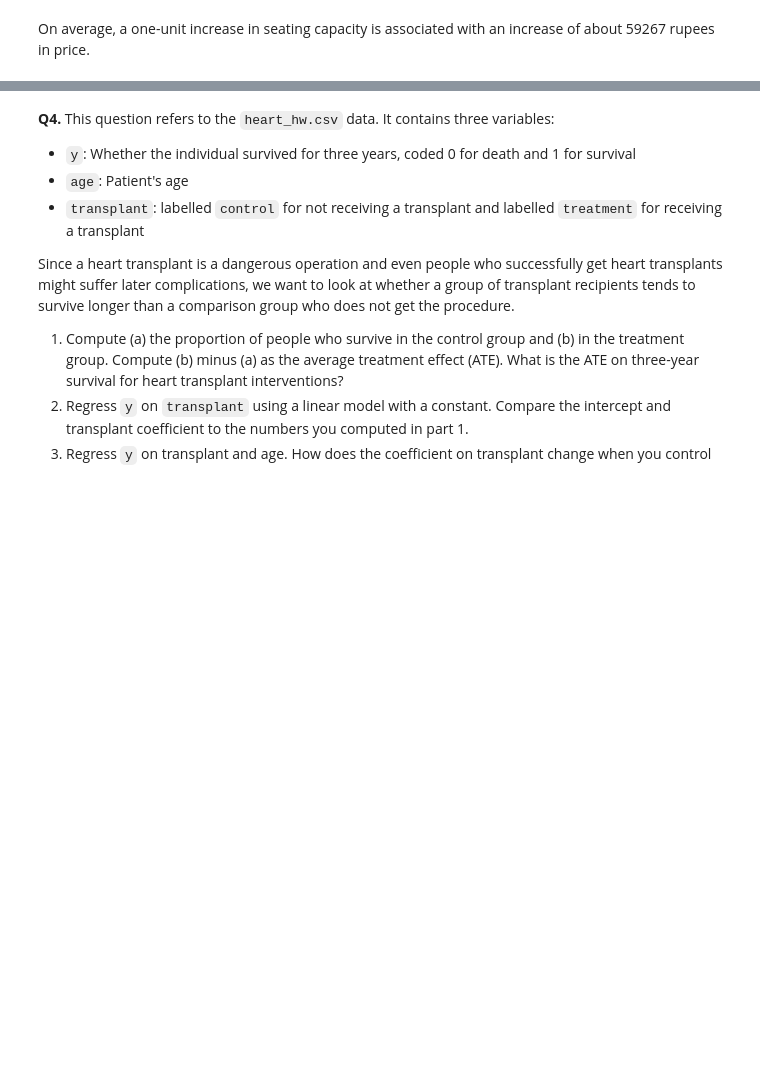
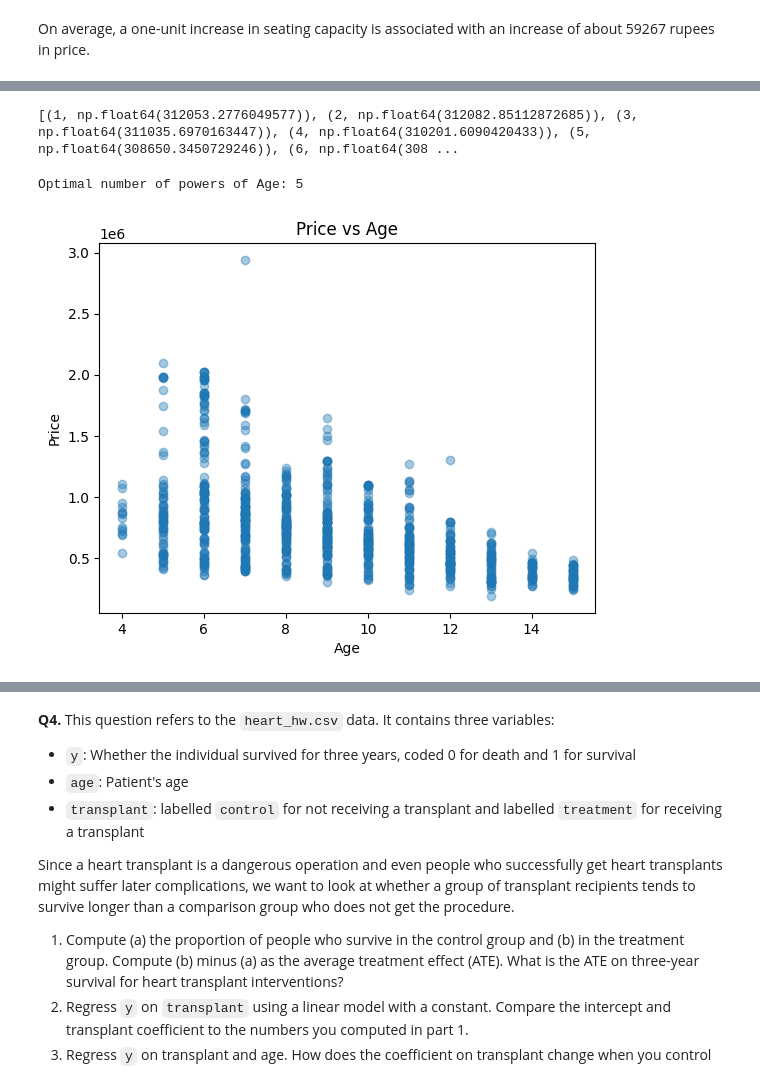
Before and after one commit to msoly25/undergrad_ml_assignments, a Jupyter notebook: 03_assignment_linear_models.ipynb, the cells around one changed output, grey strips where cells are left out. Cells and saved outputs as stored; diff of their text form; code cells hidden in the pictures; blank space fills up the shorter version.

```diff
--- a/03_assignment_linear_models.ipynb
+++ b/03_assignment_linear_models.ipynb
@@ -374,0 +400,3 @@ NameError: name 'pd' is not defined
+# %%
+df["Age"] = 2026 - df["Make_Year"]
+df[["Make_Year", "Age"]].head()
@@ -374,0 +410,54 @@ NameError: name 'pd' is not defined
+# %%
+from sklearn.linear_model import LinearRegression
+from sklearn.model_selection import KFold, cross_val_score
+from sklearn.preprocessing import PolynomialFeatures
+import numpy as np
+
+kf = KFold(n_splits=10, shuffle=True, random_state=42)
+
+results = []
+
+for degree in range(1, 7):
+
+    poly = PolynomialFeatures(degree=degree, include_bias=False)
+    X_poly = poly.fit_transform(df[["Age"]])
+
+    model = LinearRegression()
+
+    mse_scores = cross_val_score(
+        model, X_poly, df["Price"],
+        cv=kf,
+        scoring="neg_mean_squared_error"
+    )
+
+    rmse = np.sqrt(-mse_scores.mean())
+    results.append((degree, rmse))
+
+print(results)
+# %% [output]
+[(1, np.float64(312053.2776049577)), (2, np.float64(312082.85112872685)), (3, np.float64(311035.6970163447)), (4, np.float64(310201.6090420433)), (5, np.float64(308650.3450729246)), (6, np.float64(308 ...
+# %%
+best_degree = min(results, key=lambda x: x[1])[0]
+print("Optimal number of powers of Age:", best_degree)
+# %% [output]
+Optimal number of powers of Age: 5
+# %%
+X_best = pd.DataFrame()
+
+for p in range(1, best_degree + 1):
+    X_best[f"Age^{p}"] = df["Age"] ** p
+
+final_model = LinearRegression()
+final_model.fit(X_best, df["Price"])
+
+df["predicted_price"] = final_model.predict(X_best)
+# %%
+import matplotlib.pyplot as plt
+
+plt.scatter(df["Age"], df["Price"], alpha=0.4)
+plt.title("Price vs Age")
+plt.xlabel("Age")
+plt.ylabel("Price")
+plt.show()
+# %% [output]
+[figure, added]
```
Also changed, not shown: parts of 28 cells of this notebook.
